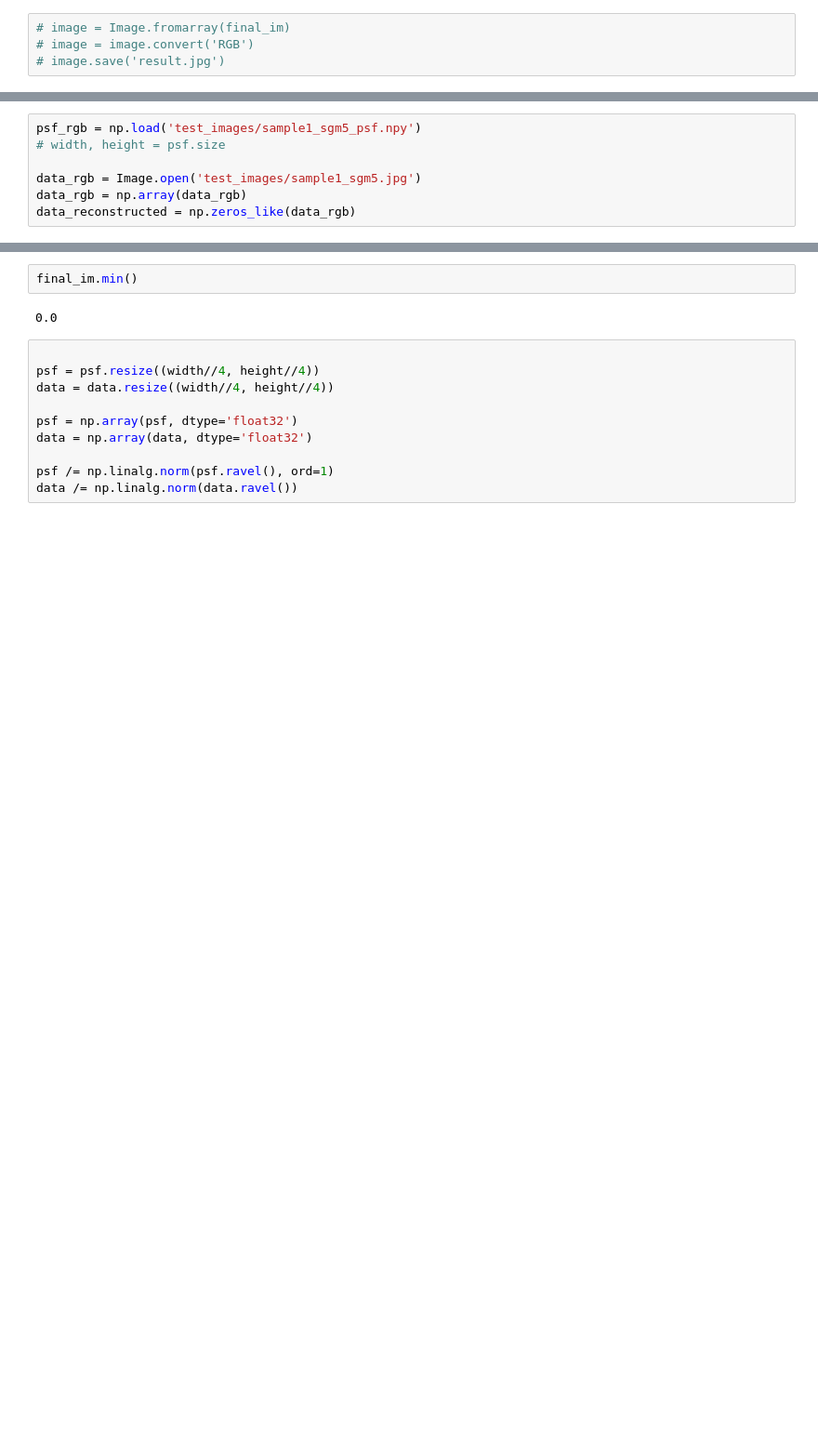
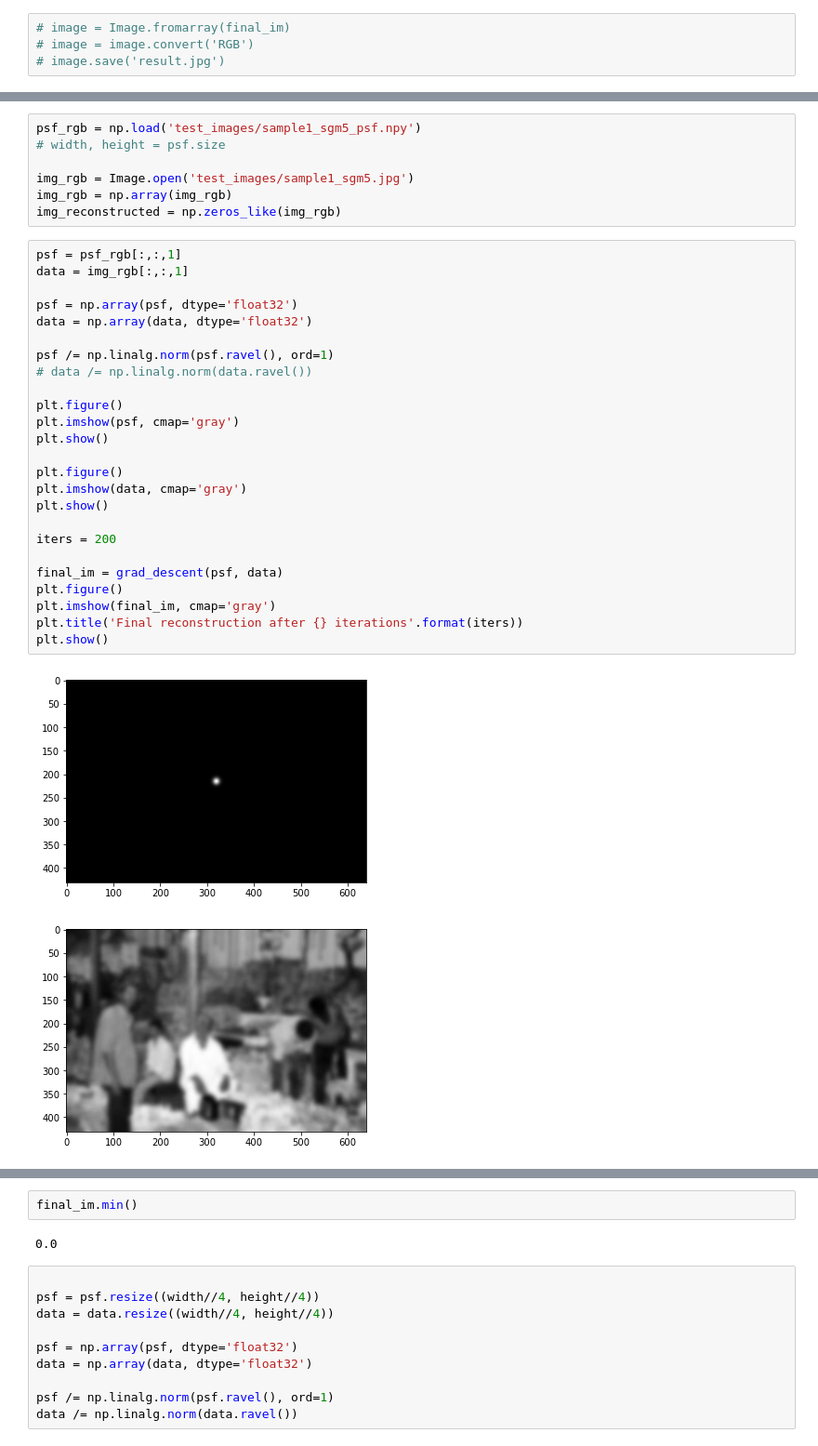
Before and after one commit to ChengJiacheng/DiffuserCam-Tutorial, a Jupyter notebook: GD.ipynb, the cells around one changed output, grey strips where cells are left out. Shown at 93% size. Saved outputs shown, nothing was run; the diff lists cells and outputs as text; blank space fills up the shorter version.

```diff
--- a/GD.ipynb
+++ b/GD.ipynb
@@ -258,6 +272,34 @@ final_im.max()
 psf_rgb = np.load('test_images/sample1_sgm5_psf.npy')
 # width, height = psf.size
 
-data_rgb = Image.open('test_images/sample1_sgm5.jpg')
-data_rgb = np.array(data_rgb)
-data_reconstructed = np.zeros_like(data_rgb)
+img_rgb = Image.open('test_images/sample1_sgm5.jpg')
+img_rgb = np.array(img_rgb)
+img_reconstructed = np.zeros_like(img_rgb)
+# %%
+psf = psf_rgb[:,:,1]
+data = img_rgb[:,:,1]
+
+psf = np.array(psf, dtype='float32')
+data = np.array(data, dtype='float32')
+
+psf /= np.linalg.norm(psf.ravel(), ord=1)
+# data /= np.linalg.norm(data.ravel())
+
+plt.figure()
+plt.imshow(psf, cmap='gray')
+plt.show()
+
+plt.figure()
+plt.imshow(data, cmap='gray')
+plt.show()
+
+iters = 200
+
+final_im = grad_descent(psf, data)
+plt.figure()
+plt.imshow(final_im, cmap='gray')
+plt.title('Final reconstruction after {} iterations'.format(iters))
+plt.show()
+# %% [output]
+[figure, added]
+[figure, added]
```
Also changed, not shown: parts of 15 cells of this notebook.
